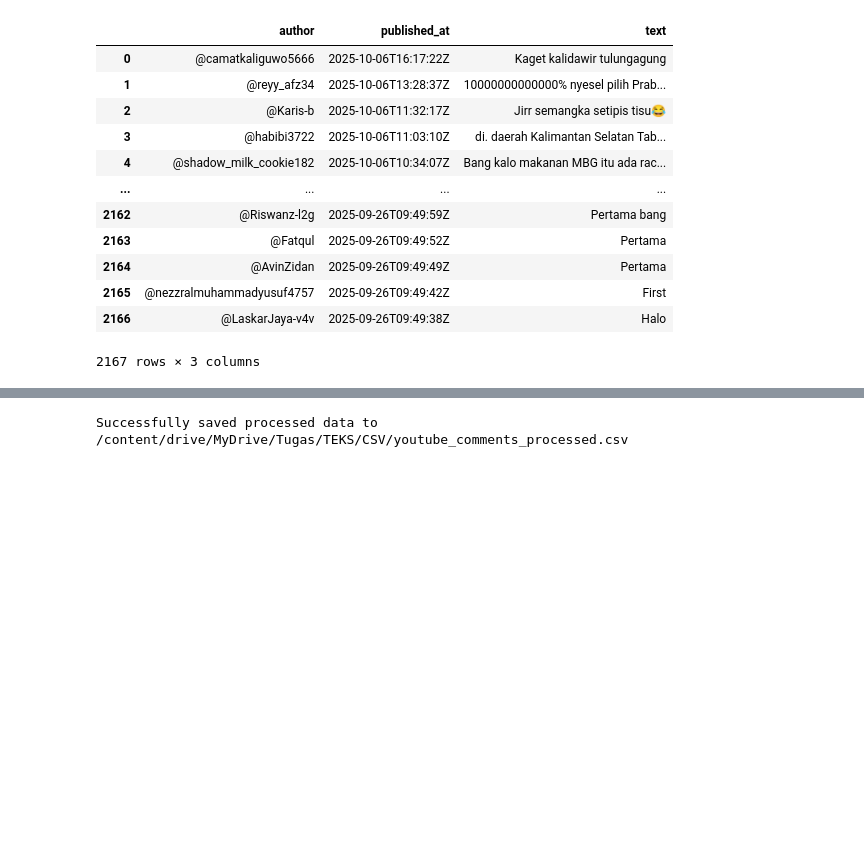
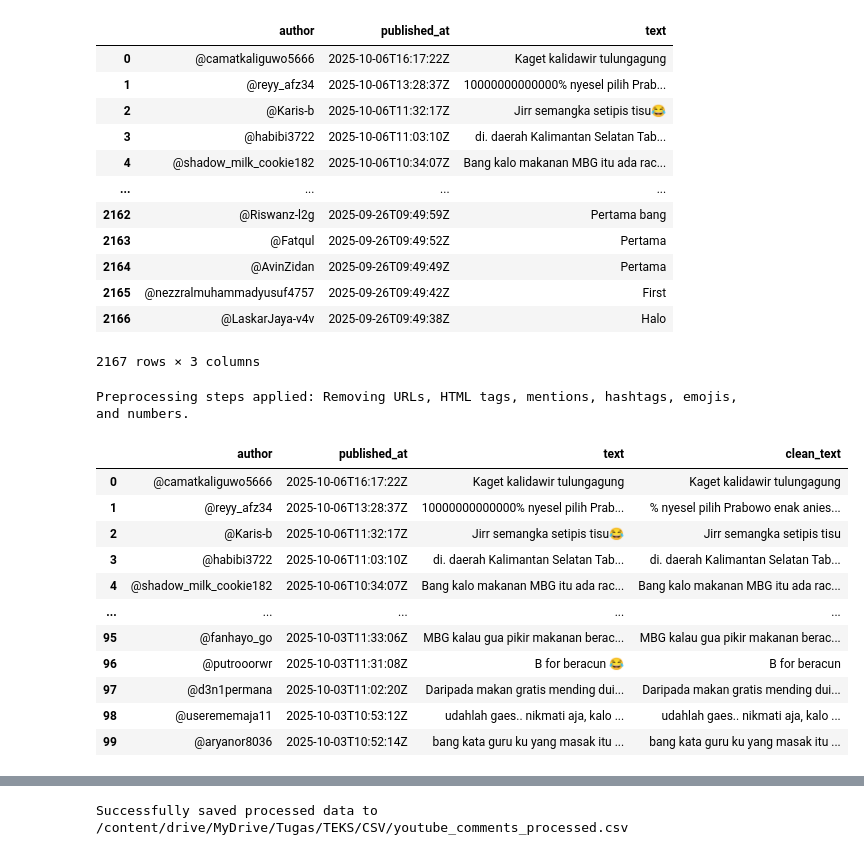
Before and after one commit to gimmas/mini-project-teks, a Jupyter notebook: preprocess.ipynb, the cells around one changed output, grey strips where cells are left out. Drawn from its saved outputs; the diff is of its cells as text; code cells hidden in the pictures; blank space fills up the shorter version.

```diff
--- a/preprocess.ipynb
+++ b/preprocess.ipynb
@@ -63,0 +64,80 @@ except LookupError:
+# %%
+import re
+
+# Function to remove URLs
+def remove_urls(text):
+    # Ensure text is a string
+    if not isinstance(text, str):
+        return text
+    url_pattern = re.compile(r'https?://\S+|www\.\S+')
+    return url_pattern.sub(r'', text)
+
+# Function to remove HTML tags and web elements
+def remove_html_tags(text):
+    # Ensure text is a string
+    if not isinstance(text, str):
+        return text
+    html_pattern = re.compile(r'<.*?>|&([a-z0-9]+|#[0-9]{1,6}|#x[0-9a-f]{1,6});')
+    return html_pattern.sub(r'', text)
+
+# Function to remove mentions and hashtags
+def remove_mentions_hashtags(text):
+    # Ensure text is a string
+    if not isinstance(text, str):
+        return text
+    pattern = re.compile(r'@\w+|\#\w+')
+    return pattern.sub(r'', text)
+
+# Function to remove emojis (more comprehensive)
+def remove_emojis(text):
+    # Ensure text is a string
+    if not isinstance(text, str):
+        return text
+    emoji_pattern = re.compile(
+        "["
+        "\U0001F600-\U0001F64F"  # Emoticons
+        "\U0001F300-\U0001F5FF"  # Symbols and Pictographs
+        "\U0001F680-\U0001F6FF"  # Transport and Map Symbols
+        "\U0001F1E0-\U0001F1FF"  # Flags (iOS)
+        "\U00002500-\U00002B50"  # Box Drawing and Miscellaneous Symbols
+        "\U00002700-\U000027BF"  # Dingbats
+        "\U0000FE00-\U0000FE0F"  # Variation Selectors
+        "\U0001F900-\U0001F9FF"  # Supplemental Symbols and Pictographs
+        "\U0001FA00-\U0001FA6F"  # Chess Symbols
+        "\U0001FA70-\U0001FAFF"  # Symbols and Pictographs Extended-A
+        "\U0000200D" # Zero Width Joiner
+        "]+", flags=re.UNICODE)
+    return emoji_pattern.sub(r'', text)
+
+# Function to remove numbers
+def remove_numbers(text):
+    # Ensure text is a string
+    if not isinstance(text, str):
+        return text
+    return re.sub(r'\d+', '', text)
+
+
+# Apply the functions to the 'text' column in order
+saved_comments_df['clean_text'] = saved_comments_df['text'].apply(remove_urls)
+saved_comments_df['clean_text'] = saved_comments_df['clean_text'].apply(remove_html_tags)
+saved_comments_df['clean_text'] = saved_comments_df['clean_text'].apply(remove_mentions_hashtags)
+saved_comments_df['clean_text'] = saved_comments_df['clean_text'].apply(remove_emojis)
+saved_comments_df['clean_text'] = saved_comments_df['clean_text'].apply(remove_numbers)
+
+
+print("Preprocessing steps applied: Removing URLs, HTML tags, mentions, hashtags, emojis, and numbers.")
+display(saved_comments_df.head(100))
+# %% [output]
+Preprocessing steps applied: Removing URLs, HTML tags, mentions, hashtags, emojis, and numbers.
+|  | author | published_at | text | clean_text |
+| 0 | @camatkaliguwo5666 | 2025-10-06T16:17:22Z | Kaget kalidawir tulungagung | Kaget kalidawir tulungagung |
+| 1 | @reyy_afz34 | 2025-10-06T13:28:37Z | 10000000000000% nyesel pilih Prab... | % nyesel pilih Prabowo enak anies... |
+| 2 | @Karis-b | 2025-10-06T11:32:17Z | Jirr semangka setipis tisu😂 | Jirr semangka setipis tisu |
+| 3 | @habibi3722 | 2025-10-06T11:03:10Z | di. daerah Kalimantan Selatan Tab... | di. daerah Kalimantan Selatan Tab... |
+| 4 | @shadow_milk_cookie182 | 2025-10-06T10:34:07Z | Bang kalo makanan MBG itu ada rac... | Bang kalo makanan MBG itu ada rac... |
+| ... | ... | ... | ... | ... |
+| 95 | @fanhayo_go | 2025-10-03T11:33:06Z | MBG kalau gua pikir makanan berac... | MBG kalau gua pikir makanan berac... |
+| 96 | @putrooorwr | 2025-10-03T11:31:08Z | B for beracun 😂 | B for beracun |
+| 97 | @d3n1permana | 2025-10-03T11:02:20Z | Daripada makan gratis mending dui... | Daripada makan gratis mending dui... |
+| 98 | @userememaja11 | 2025-10-03T10:53:12Z | udahlah gaes.. nikmati aja, kalo ... | udahlah gaes.. nikmati aja, kalo ... |
+| 99 | @aryanor8036 | 2025-10-03T10:52:14Z | bang kata guru ku yang masak itu ... | bang kata guru ku yang masak itu ... |
```
Also changed, not shown: parts of 14 cells of this notebook.
